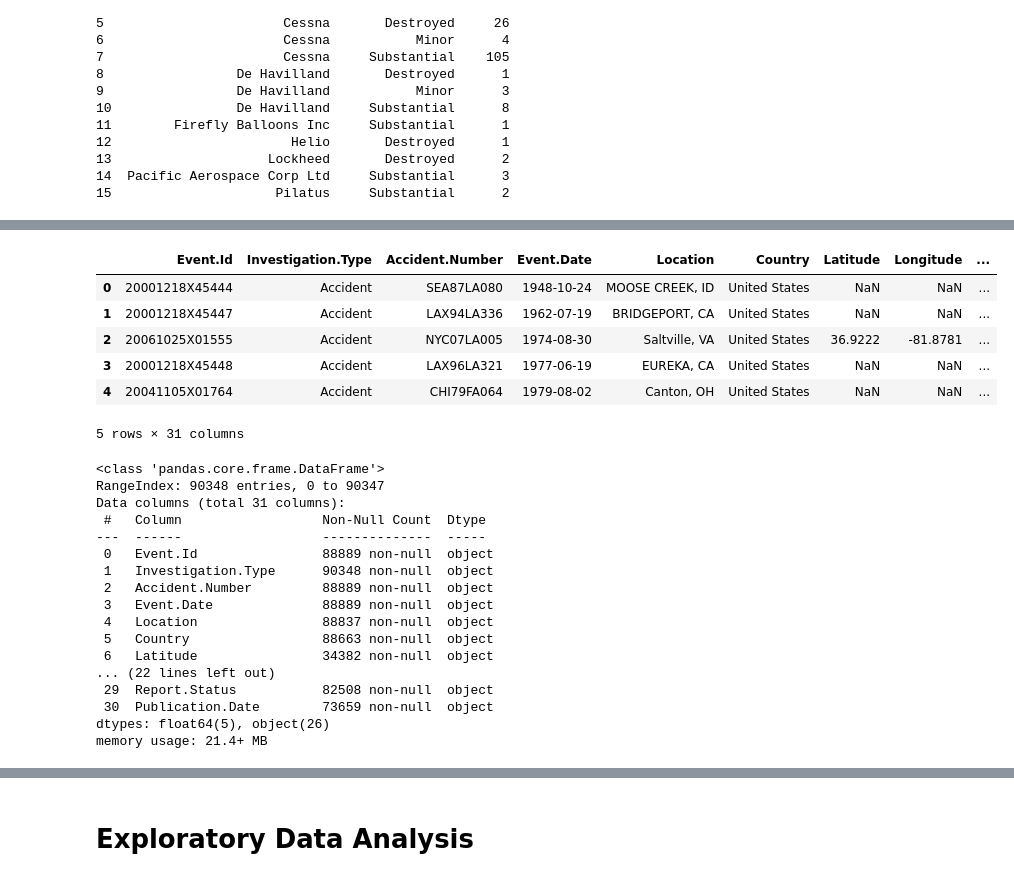
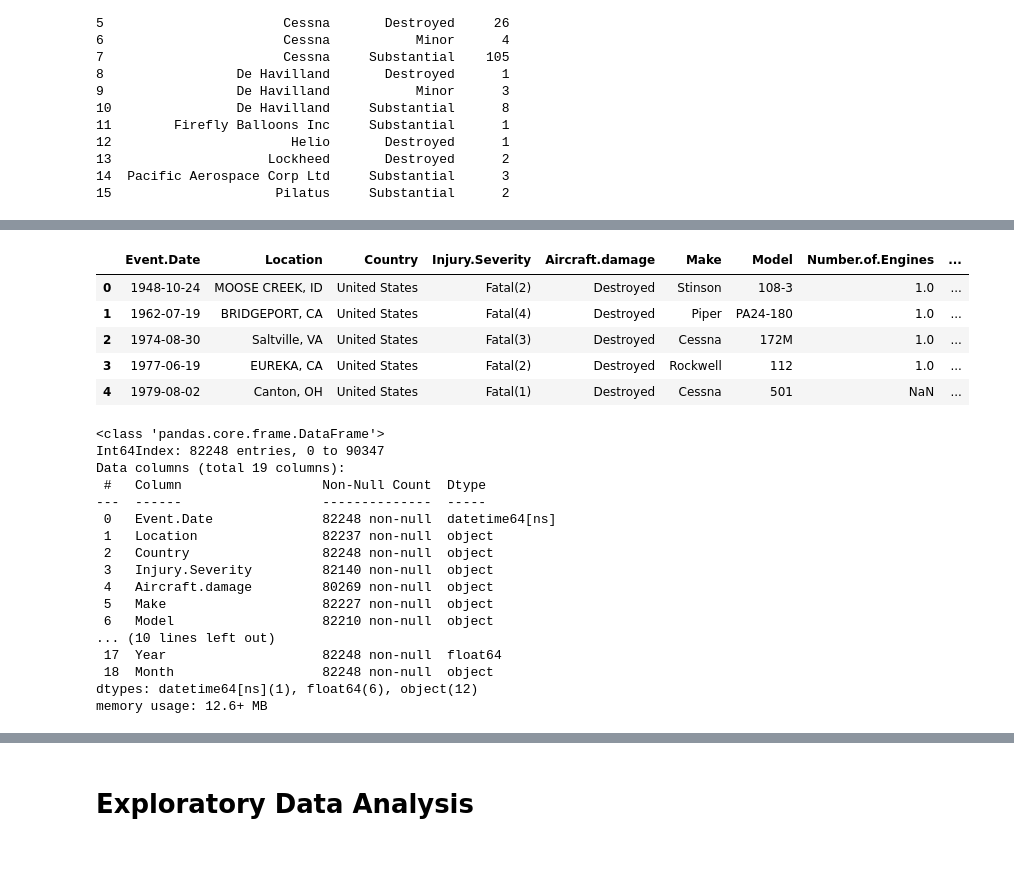
Before and after one commit to morgannash1/phase1_project, a Jupyter notebook: notebook.ipynb, the cells around one changed output, grey strips where cells are left out. Drawn from its saved outputs; the diff is of its cells as text; code cells hidden in the pictures.

```diff
--- a/notebook.ipynb
+++ b/notebook.ipynb
@@ -92,0 +95,4 @@ Name: Purpose.of.flight, dtype: int64
+# %%
+#cleaning up columns
+data= data.drop(['Event.Id', 'FAR.Description','Publication.Date', 'Aircraft.Category', 'Amateur.Built', 'Registration.Number', 'Accident.Number', 'Latitude', 'Longitude', 'Airport.Code', 'Airport.Name', 'Air.carrier', 'Schedule', 'Investigation.Type', ], axis = 1)
+data.head()
@@ -92,0 +126,7 @@ Name: Purpose.of.flight, dtype: int64
+# %%
+#formate date column
+data['Event.Date'] = pd.to_datetime(data['Event.Date'])
+# %%
+#add column for year and month, so we can later see accidents by year/ by month
+data['Year'] = data['Event.Date'].dt.year
+data['Month'] = data['Event.Date'].dt.month_name()
@@ -426,30 +467,29 @@ plt.show()
 # %%
-data.head()
+data_us.head()
 # %% [output]
-|  | Event.Id | Investigation.Type | Accident.Number | Event.Date | Location | Country | Latitude | Longitude | ... |
-| 0 | 20001218X45444 | Accident | SEA87LA080 | 1948-10-24 | MOOSE CREEK, ID | United States | NaN | NaN | ... |
-| 1 | 20001218X45447 | Accident | LAX94LA336 | 1962-07-19 | BRIDGEPORT, CA | United States | NaN | NaN | ... |
-| 2 | 20061025X01555 | Accident | NYC07LA005 | 1974-08-30 | Saltville, VA | United States | 36.9222 | -81.8781 | ... |
-| 3 | 20001218X45448 | Accident | LAX96LA321 | 1977-06-19 | EUREKA, CA | United States | NaN | NaN | ... |
-| 4 | 20041105X01764 | Accident | CHI79FA064 | 1979-08-02 | Canton, OH | United States | NaN | NaN | ... |
+|  | Event.Date | Location | Country | Injury.Severity | Aircraft.damage | Make | Model | Number.of.Engines | ... |
+| 0 | 1948-10-24 | MOOSE CREEK, ID | United States | Fatal(2) | Destroyed | Stinson | 108-3 | 1.0 | ... |
+| 1 | 1962-07-19 | BRIDGEPORT, CA | United States | Fatal(4) | Destroyed | Piper | PA24-180 | 1.0 | ... |
+| 2 | 1974-08-30 | Saltville, VA | United States | Fatal(3) | Destroyed | Cessna | 172M | 1.0 | ... |
+| 3 | 1977-06-19 | EUREKA, CA | United States | Fatal(2) | Destroyed | Rockwell | 112 | 1.0 | ... |
+| 4 | 1979-08-02 | Canton, OH | United States | Fatal(1) | Destroyed | Cessna | 501 | NaN | ... |
-5 rows × 31 columns
 # %%
-data.info()
+data_us.info()
 # %% [output]
 <class 'pandas.core.frame.DataFrame'>
-RangeIndex: 90348 entries, 0 to 90347
-Data columns (total 31 columns):
+Int64Index: 82248 entries, 0 to 90347
+Data columns (total 19 columns):
  #   Column                  Non-Null Count  Dtype
 ---  ------                  --------------  -----
- 0   Event.Id                88889 non-null  object
- 1   Investigation.Type      90348 non-null  object
- 2   Accident.Number         88889 non-null  object
- 3   Event.Date              88889 non-null  object
- 4   Location                88837 non-null  object
- 5   Country                 88663 non-null  object
- 6   Latitude                34382 non-null  object
-... (22 lines left out)
- 29  Report.Status           82508 non-null  object
- 30  Publication.Date        73659 non-null  object
-dtypes: float64(5), object(26)
-memory usage: 21.4+ MB
+ 0   Event.Date              82248 non-null  datetime64[ns]
+ 1   Location                82237 non-null  object
+ 2   Country                 82248 non-null  object
+ 3   Injury.Severity         82140 non-null  object
+ 4   Aircraft.damage         80269 non-null  object
+ 5   Make                    82227 non-null  object
+ 6   Model                   82210 non-null  object
+... (10 lines left out)
+ 17  Year                    82248 non-null  float64
+ 18  Month                   82248 non-null  object
+dtypes: datetime64[ns](1), float64(6), object(12)
+memory usage: 12.6+ MB
```
Also changed, not shown: parts of 39 cells of this notebook.
